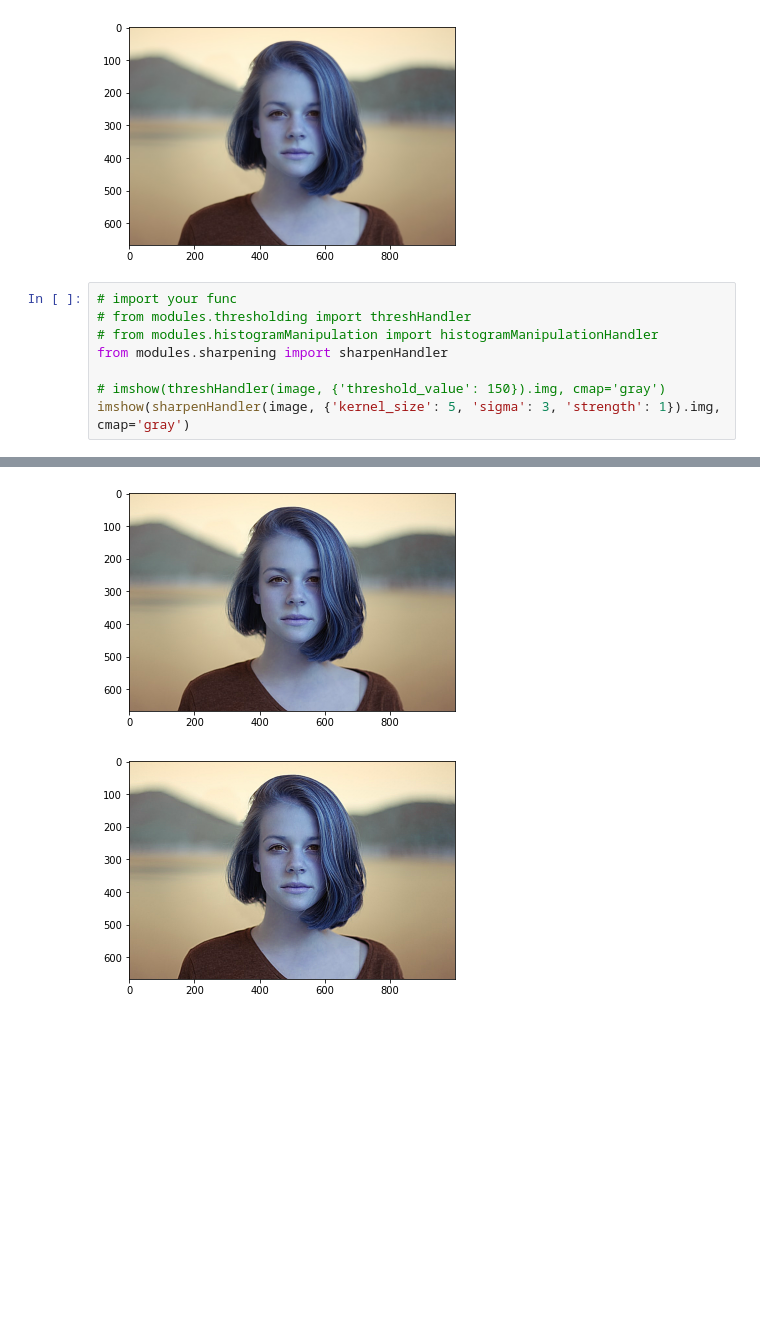
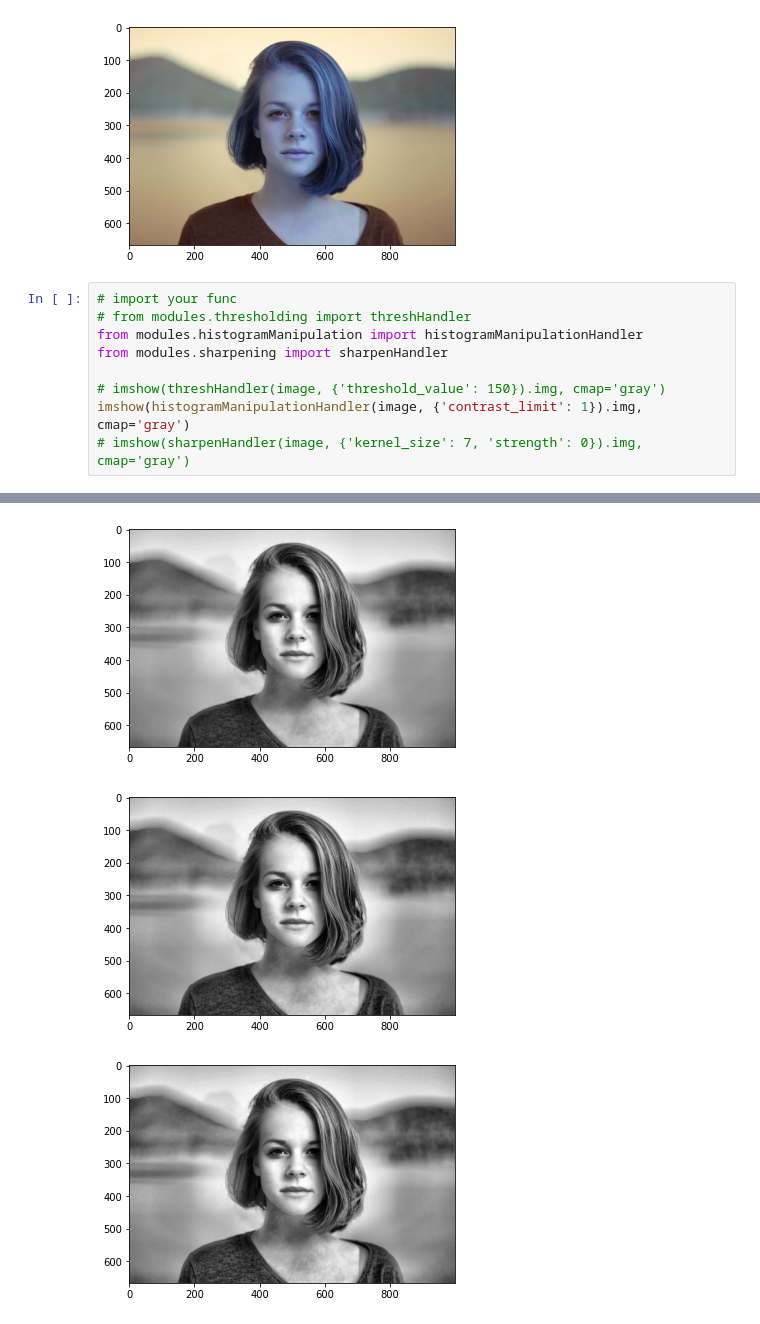
Before and after one commit to gsc2001/Vizually, a Jupyter notebook: vizually/core/tester.ipynb, the cells around one changed output, grey strips where cells are left out. Saved outputs shown, nothing was run; the diff lists cells and outputs as text; blank space fills up the shorter version.

Commit message:
Updated sharpen and histogramManipulation

```diff
--- a/vizually/core/tester.ipynb
+++ b/vizually/core/tester.ipynb
@@ -22,9 +22,10 @@ imshow(image.img)
 # %%
 # import your func
 # from modules.thresholding import threshHandler
-# from modules.histogramManipulation import histogramManipulationHandler
+from modules.histogramManipulation import histogramManipulationHandler
 from modules.sharpening import sharpenHandler
 
 # imshow(threshHandler(image, {'threshold_value': 150}).img, cmap='gray')
-imshow(sharpenHandler(image, {'kernel_size': 5, 'sigma': 3, 'strength': 1}).img, cmap='gray')
+imshow(histogramManipulationHandler(image, {'contrast_limit': 1}).img, cmap='gray')
+# imshow(sharpenHandler(image, {'kernel_size': 7, 'strength': 0}).img, cmap='gray')
 # %% [output]
@@ -32,2 +33,3 @@ imshow(sharpenHandler(image, {'kernel_size': 5, 'sigma': 3, 'strength': 1}).img,
-[figure, old version]
+[figure, new version]
-[figure, old version]
+[figure, new version]
+[figure, added]
```
Also changed, not shown: parts of 1 cell of this notebook, 2 other files.
